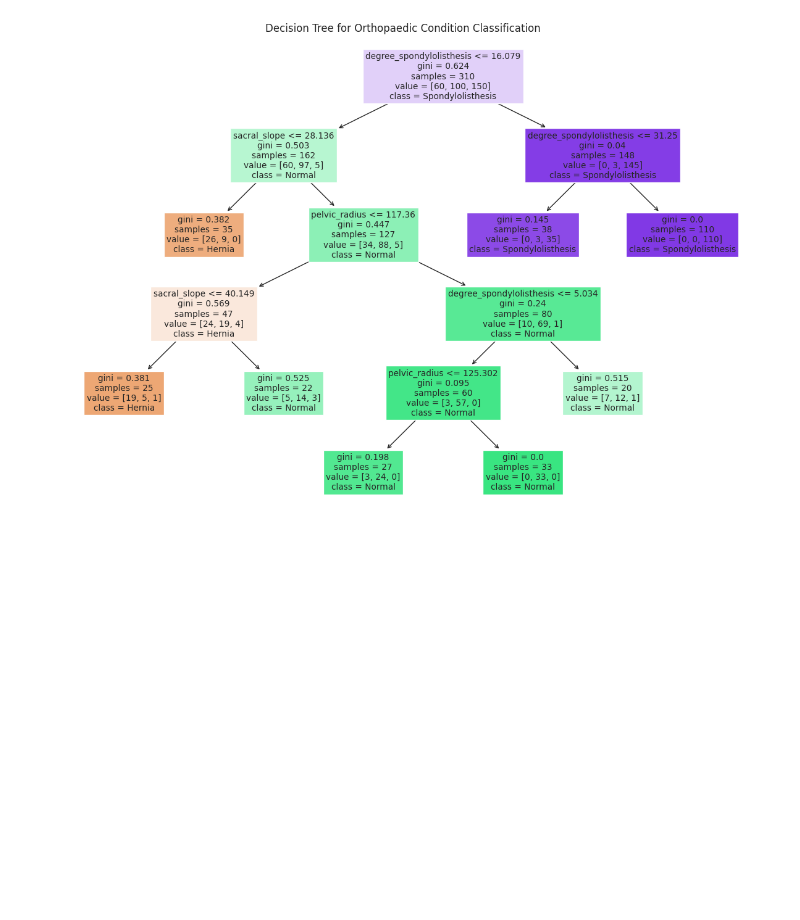
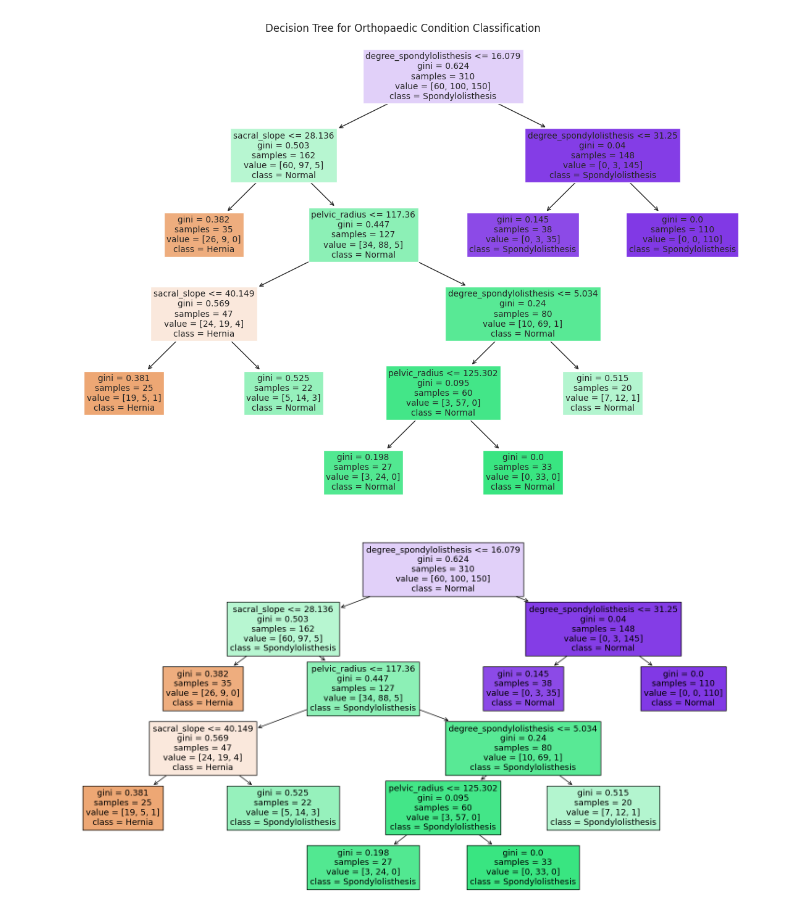
Before and after one commit to ana-mc-almeida/leic, a Jupyter notebook: Aprendizagem/Homework1/Programming.ipynb, the cells around one changed output. Drawn from its saved outputs; the diff is of its cells as text; code cells hidden in the pictures; blank space fills up the shorter version.

```diff
--- a/Aprendizagem/Homework1/Programming.ipynb
+++ b/Aprendizagem/Homework1/Programming.ipynb
@@ -174,3 +200,20 @@ plt.title("Decision Tree for Orthopaedic Condition Classification")
 plt.show()
 # %% [output]
 [figure]
+# %%
+from sklearn.tree import plot_tree
+
+# Train a single decision tree with specific parameters
+dt_classifier = DecisionTreeClassifier(max_depth=None, min_samples_leaf=20, random_state=0)
+dt_classifier.fit(X, y)
+
+# Plot the decision tree
+plt.figure(figsize=(20, 10))
+plot_tree(dt_classifier, filled=True, feature_names=X.columns, class_names=df['class'].unique())
+plt.show()
+
+# Characterize hernia-conditional associations
+# You can manually analyze the tree or use tree interpreter libraries to extract rules.
+# Example: https://github.com/andosa/treeinterpreter
+# %% [output]
+[figure, added]
```
Also changed, not shown: parts of 3 cells of this notebook, 1 other file.
